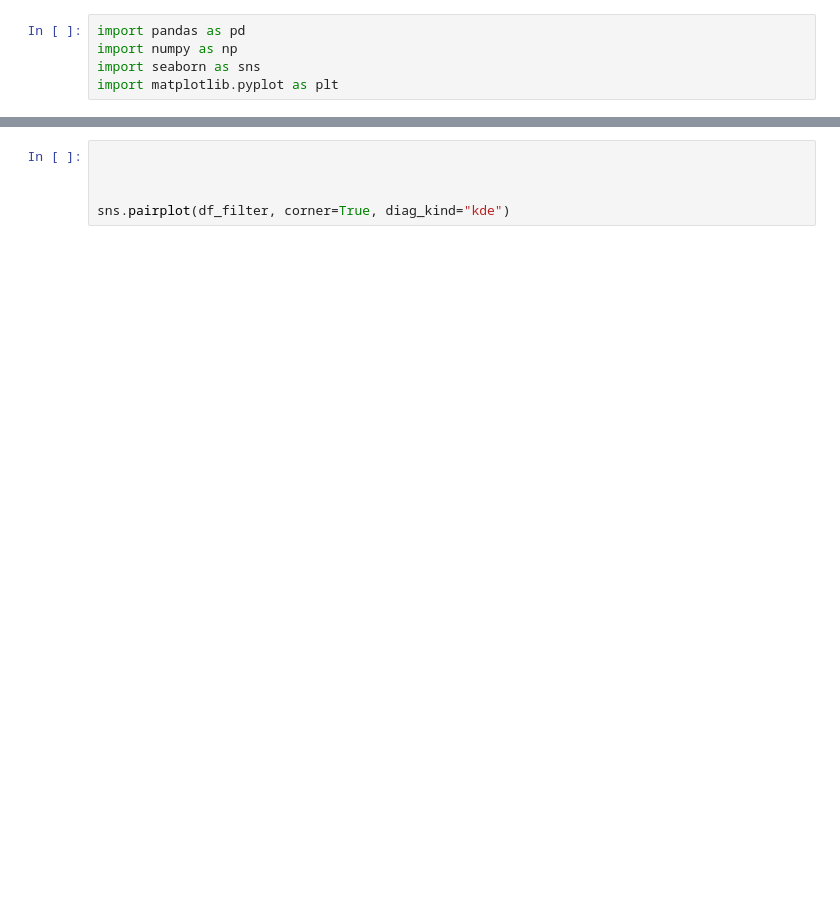
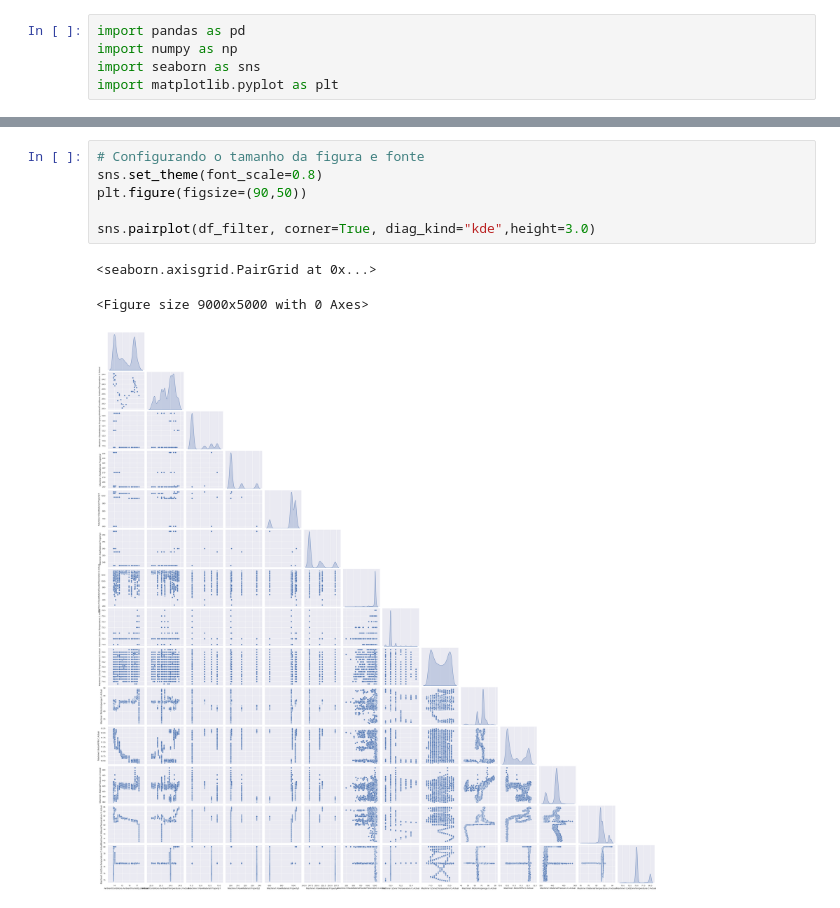
Before and after one commit to CavalaroVictor/POSTAGENS_LINKEDIN, a Jupyter notebook: avaliacao_correlacao.ipynb, the cells around one changed output, grey strips where cells are left out. Drawn from its saved outputs; the diff is of its cells as text; blank space fills up the shorter version.

```diff
--- a/avaliacao_correlacao.ipynb
+++ b/avaliacao_correlacao.ipynb
@@ -34,5 +48,10 @@ FileNotFoundError: [Errno 2] No such file or directory: 'continuous_factory_proc
-# %%
-
-
-
-sns.pairplot(df_filter, corner=True, diag_kind="kde")
+# %%
+# Configurando o tamanho da figura e fonte
+sns.set_theme(font_scale=0.8)
+plt.figure(figsize=(90,50))
+
+sns.pairplot(df_filter, corner=True, diag_kind="kde",height=3.0)
+# %% [output]
+<seaborn.axisgrid.PairGrid at 0x...>
+<Figure size 9000x5000 with 0 Axes>
+[figure, added]
```
Also changed, not shown: parts of 1 cell of this notebook.
